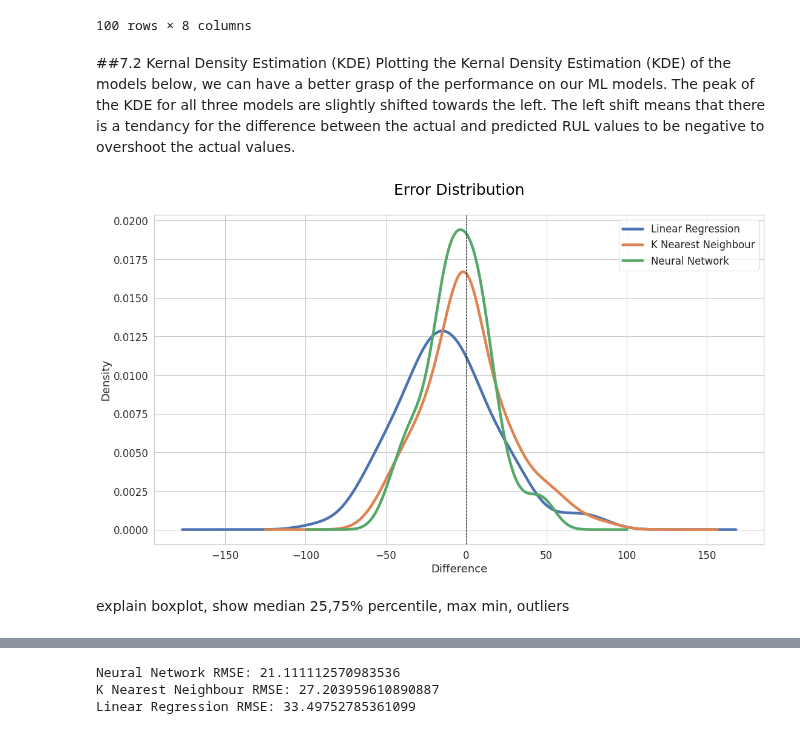
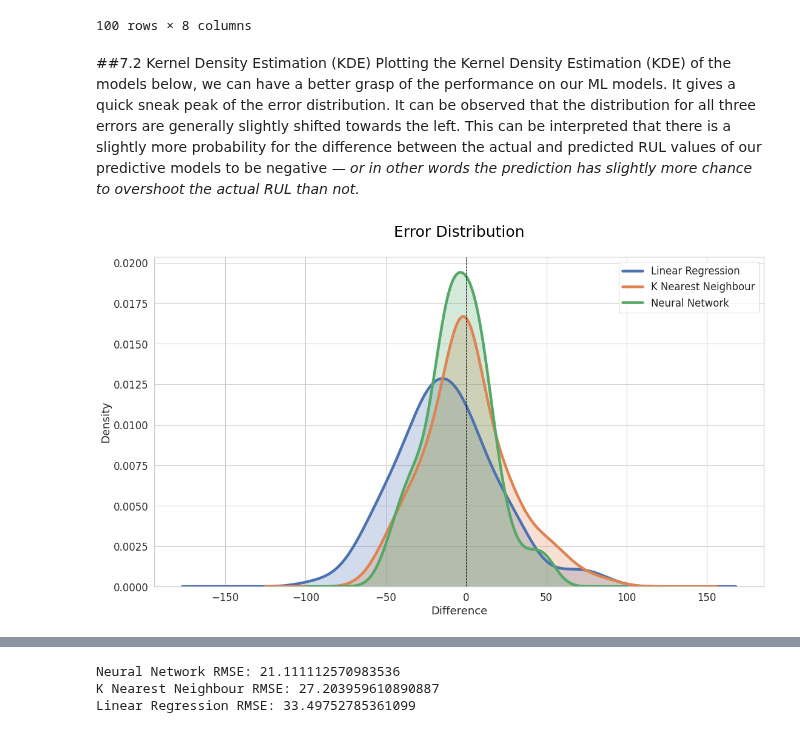
Before and after one commit to luqmanbuang/Aircraft-Engine-Lifetime-Prediction-with-Machine-Learning, a Jupyter notebook: Main.ipynb, the cells around one changed output, grey strips where cells are left out. Saved outputs shown, nothing was run; the diff lists cells and outputs as text; code cells hidden in the pictures.

```diff
--- a/Main.ipynb
+++ b/Main.ipynb
@@ -120,0 +135,10 @@ df_train_FD001['Health Index'] = healthIndex
+# %%
+sns.set(font_scale=1.5)
+plt.figure(figsize = (20, 5))
+sns.set_style('whitegrid')
+
+plt.plot(df_train_FD001['Health Index'][df_train_FD001['unit']==3], linewidth=4.5)
+plt.axhline(0, color="red", linestyle='dashed', linewidth=1.6)
+plt.xlabel('Cycles')
+plt.ylabel('Health Index')
+plt.title('Actual Health Index; Engine Unit 3', x=0.5, y=1.05, ha='center', fontsize='large')
@@ -271,7 +298,7 @@ class MachineLearningModel:
     self.predicted = maxpred
     return maxpred
 
-  def PlotRUL(self, displayUnit = None, line_width=2.5):
+  def PlotRUL(self, displayUnit = None, line_width=2.5, show_final_RUL=False):
     # Visualizing the predicted cycles of the engine units in the test dataset.
     # x-axis represents the cycles
     engine_unit = ''
@@ -283,6 +310,10 @@ class MachineLearningModel:
 
     plt.figure(figsize = (18, 10))
     sns.set_style('whitegrid')
+    if show_final_RUL:
+      min_RUL = df[(self.OutputDataFrame['unit'] == displayUnit)].min()
+      plt.axhline(min_RUL, color="red", linestyle='dashed', linewidth=1.6)
+      print(f"RUL of engine unit {displayUnit} is {min_RUL}")
     plt.plot(df, linewidth=line_width)
     plt.xlabel('Cycles')
     plt.ylabel('Predicted RUL')
@@ -507,27 +539,25 @@ FinalResult
 | 99 | 20 | 100 | 20.349435 | -0.349435 | 24.097788 | -4.097788 | 25.480204 | -5.480204 |
 100 rows × 8 columns
 # %% [markdown]
-##7.2 Kernal Density Estimation (KDE)
-Plotting the Kernal Density Estimation (KDE) of the models below, we can have a better grasp of the performance on our ML models. The peak of the KDE for all three models are slightly shifted towards the left. The left shift means that there is a tendancy for the difference between the actual and predicted RUL values to be negative to overshoot the actual values.
+##7.2 Kernel Density Estimation (KDE)
+Plotting the Kernel Density Estimation (KDE) of the models below, we can have a better grasp of the performance on our ML models. It gives a quick sneak peak of the error distribution. It can be observed that the distribution for all three errors are generally slightly shifted towards the left. This can be interpreted that there is a slightly more probability for the difference between the actual and predicted RUL values of our predictive models to be negative *— or in other words the prediction has slightly more chance to overshoot the actual RUL than not.*
 # %%
 import matplotlib
+names = ['lreg', 'knr', 'nn']
+lables = ['Linear Regression','K Nearest Neighbour','Neural Network']
 
 plt.figure(figsize=(18,10))
-plt.tight_layout()
+sns.set_style('whitegrid')
 
-sns.set_style('whitegrid')
-sns.despine(bottom = False, left = False)
-FinalResult['diff_lreg'].plot(label = 'Linear Regression', kind = 'kde', linewidth=4.5, legend = True)
-FinalResult['diff_knr'].plot(label = 'K Nearest Neighbour', kind = 'kde', linewidth=4.5, legend = True)
-FinalResult['diff_nn'].plot(label = 'Neural Network', kind = 'kde', linewidth=4.5, legend = True)
+for i in range(len(names)):
+  FinalResult[f'diff_{names[i]}'].plot(label = lables[i], kind = 'kde', linewidth=4.5, legend = True)
+  sns.kdeplot(FinalResult[f'diff_{names[i]}'], shade=True)
 plt.axvline(0, color="black", linestyle='dashed', linewidth=1)
 
 # set title and axis labels
 errorDist = plt.title('Error Distribution', x=0.5, y=1.05, ha='center', fontsize='25')
 plt.setp(errorDist, color = 'black')
 plt.xlabel('Difference')
-plt.show()
+plt.show();
 # %% [output]
-[figure, old version]
+[figure, new version]
-# %% [markdown]
-explain boxplot, show median 25,75% percentile, max min, outliers
```
Also changed, not shown: parts of 17 cells of this notebook.
